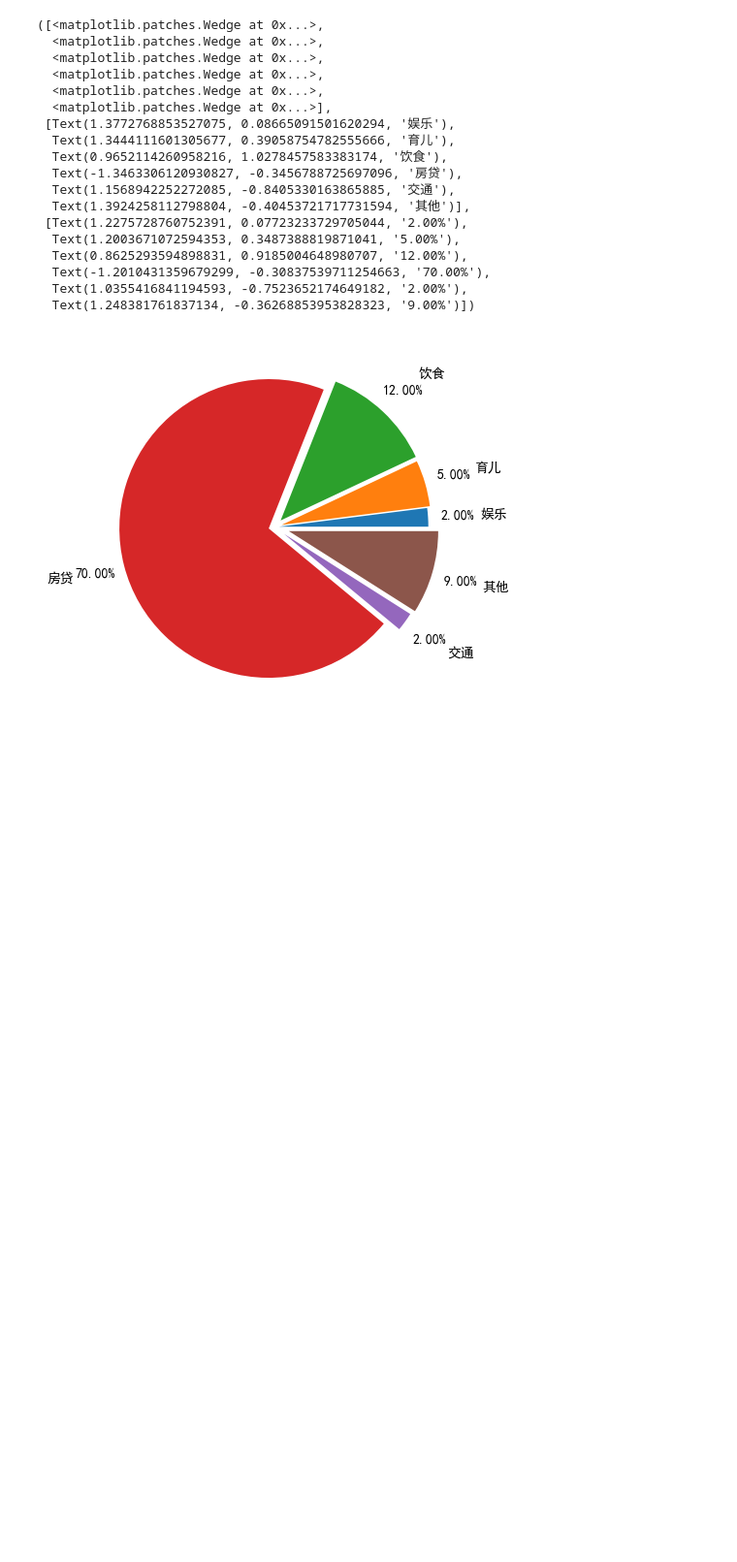
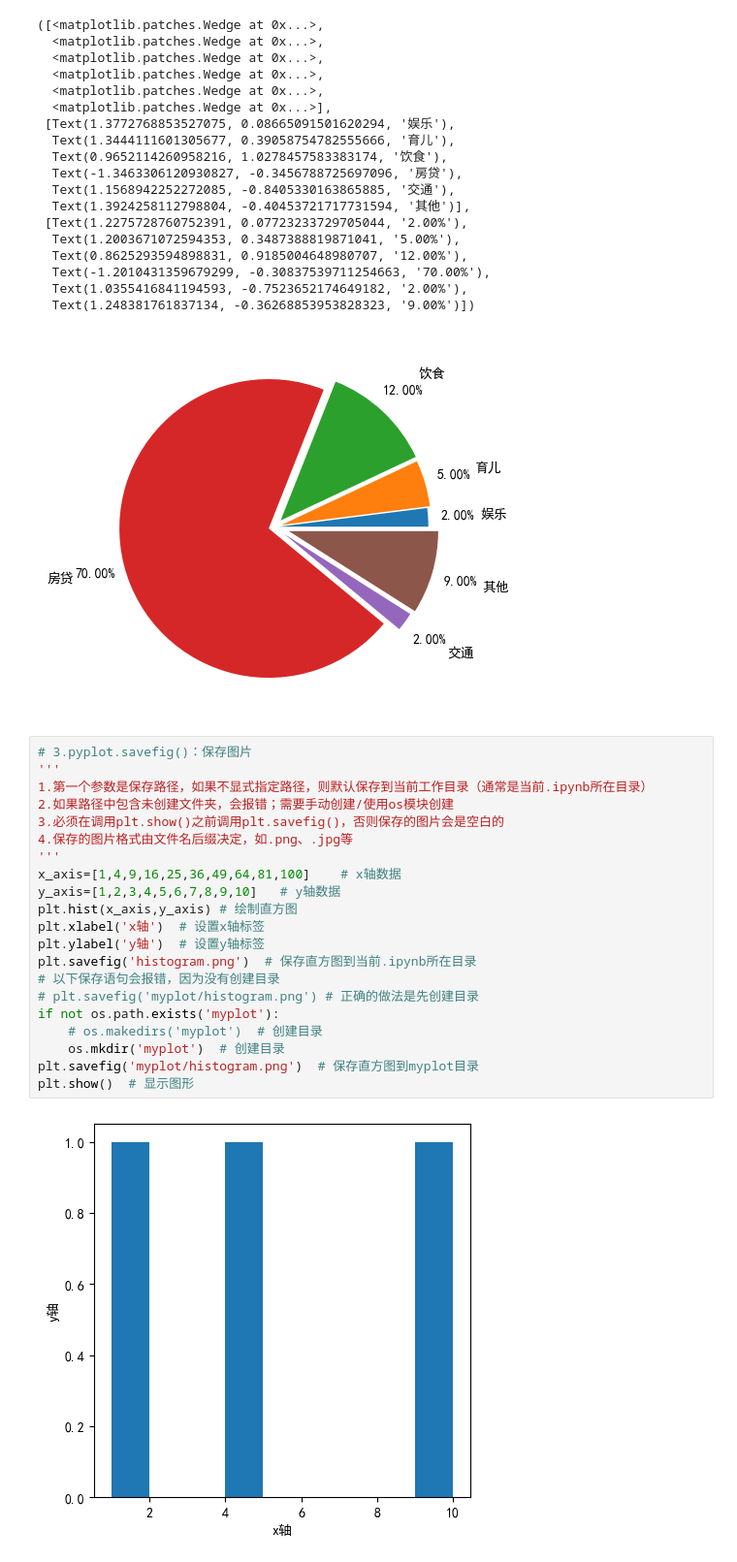
Before and after one commit to WizardWoz/Python_AI_Repo, a Jupyter notebook: matplotlib_relate/Episode62_饼状图.ipynb, the cells around one changed output. Shown at 97% size. Drawn from its saved outputs; the diff is of its cells as text; blank space fills up the shorter version.

```diff
--- a/matplotlib_relate/Episode62_饼状图.ipynb
+++ b/matplotlib_relate/Episode62_饼状图.ipynb
@@ -66,3 +67,26 @@ plt.pie(x, labels=labels, autopct='%3.2f%%', explode=explode,labeldistance=1.35,
   Text(1.0355416841194593, -0.7523652174649182, '2.00%'),
   Text(1.248381761837134, -0.36268853953828323, '9.00%')])
 [figure]
+# %%
+# 3.pyplot.savefig()：保存图片
+'''
+1.第一个参数是保存路径，如果不显式指定路径，则默认保存到当前工作目录（通常是当前.ipynb所在目录）
+2.如果路径中包含未创建文件夹，会报错；需要手动创建/使用os模块创建
+3.必须在调用plt.show()之前调用plt.savefig()，否则保存的图片会是空白的
+4.保存的图片格式由文件名后缀决定，如.png、.jpg等
+'''
+x_axis=[1,4,9,16,25,36,49,64,81,100]    # x轴数据
+y_axis=[1,2,3,4,5,6,7,8,9,10]   # y轴数据
+plt.hist(x_axis,y_axis) # 绘制直方图
+plt.xlabel('x轴')  # 设置x轴标签
+plt.ylabel('y轴')  # 设置y轴标签
+plt.savefig('histogram.png')  # 保存直方图到当前.ipynb所在目录
+# 以下保存语句会报错，因为没有创建目录
+# plt.savefig('myplot/histogram.png') # 正确的做法是先创建目录
+if not os.path.exists('myplot'):
+    # os.makedirs('myplot')  # 创建目录
+    os.mkdir('myplot')  # 创建目录
+plt.savefig('myplot/histogram.png')  # 保存直方图到myplot目录
+plt.show()  # 显示图形
+# %% [output]
+[figure, added]
```
Also changed, not shown: parts of 1 cell of this notebook, 4 other files.
